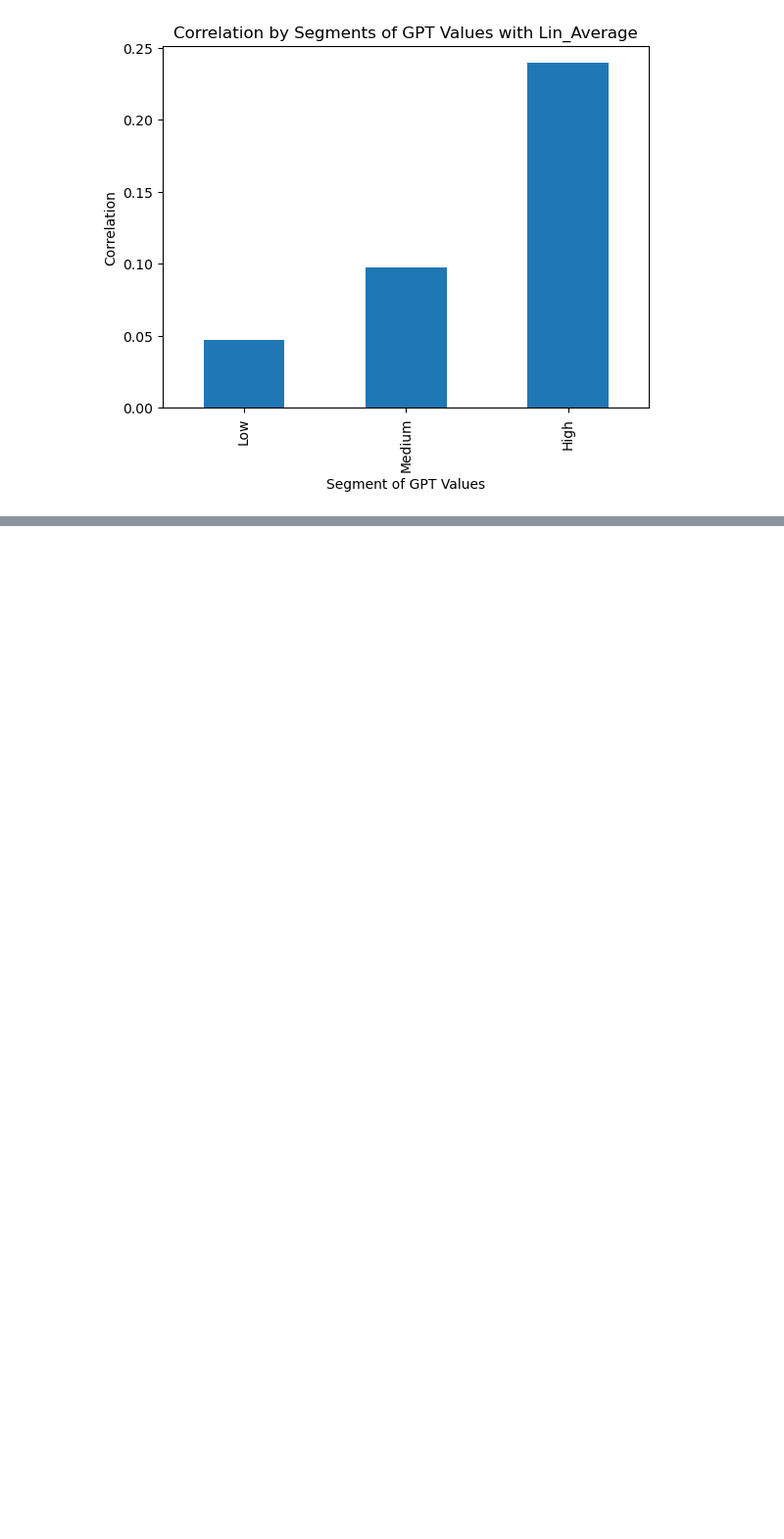
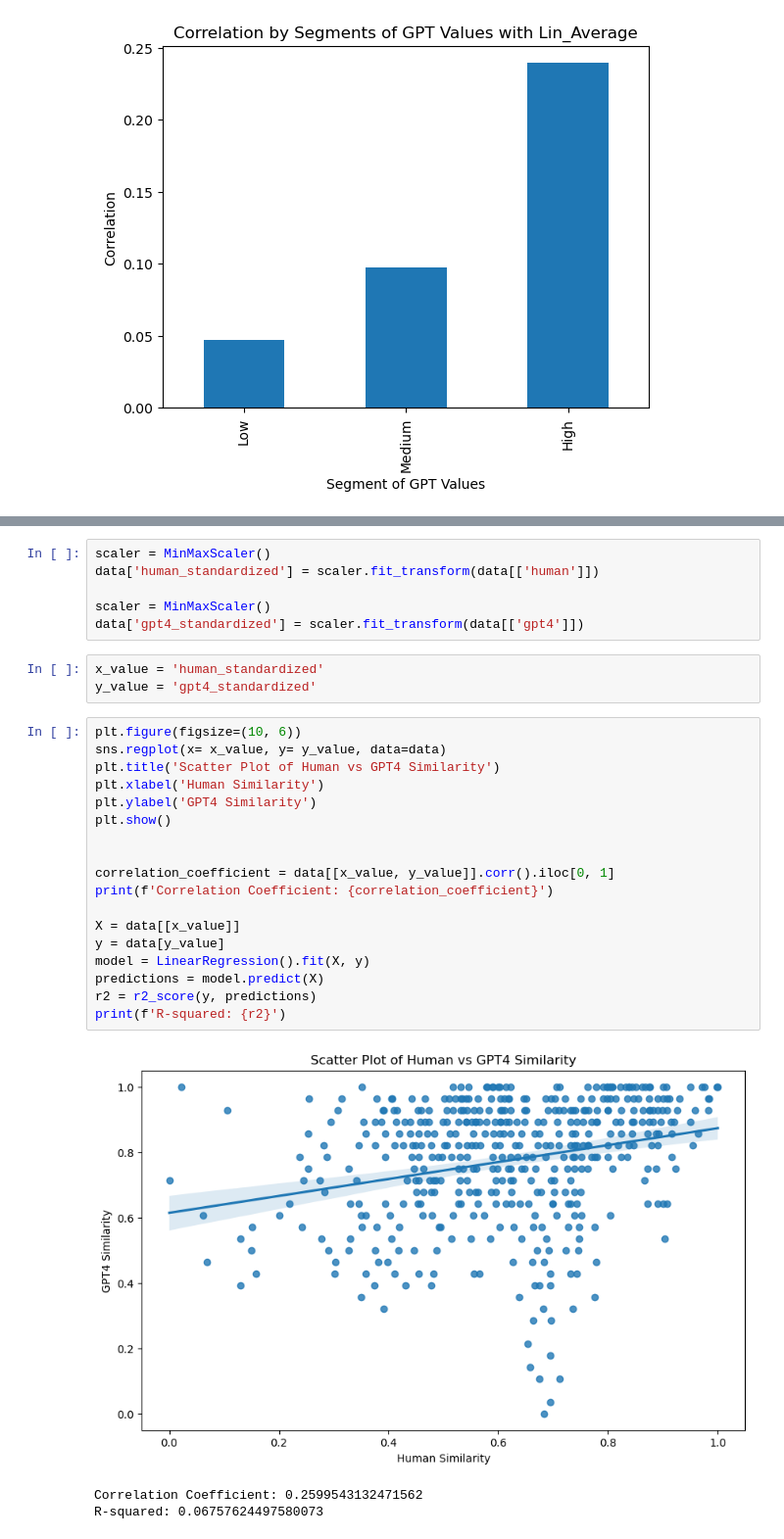
Before and after one commit to zg915/GPT_synonym_embedding, a Jupyter notebook: 454eda.ipynb, the cells around one changed output, grey strips where cells are left out. Shown at 98% size. Drawn from its saved outputs; the diff is of its cells as text; blank space fills up the shorter version.

```diff
--- a/454eda.ipynb
+++ b/454eda.ipynb
@@ -211,0 +219,31 @@ dtype: float64
+# %%
+scaler = MinMaxScaler()
+data['human_standardized'] = scaler.fit_transform(data[['human']])
+
+scaler = MinMaxScaler()
+data['gpt4_standardized'] = scaler.fit_transform(data[['gpt4']])
+# %%
+x_value = 'human_standardized'
+y_value = 'gpt4_standardized'
+# %%
+plt.figure(figsize=(10, 6))
+sns.regplot(x= x_value, y= y_value, data=data)
+plt.title('Scatter Plot of Human vs GPT4 Similarity')
+plt.xlabel('Human Similarity')
+plt.ylabel('GPT4 Similarity')
+plt.show()
+
+
+correlation_coefficient = data[[x_value, y_value]].corr().iloc[0, 1]
+print(f'Correlation Coefficient: {correlation_coefficient}')
+
+X = data[[x_value]]
+y = data[y_value]
+model = LinearRegression().fit(X, y)
+predictions = model.predict(X)
+r2 = r2_score(y, predictions)
+print(f'R-squared: {r2}')
+# %% [output]
+[figure, added]
+Correlation Coefficient: 0.2599543132471562
+R-squared: 0.06757624497580073
```
Also changed, not shown: parts of 3 cells of this notebook.
